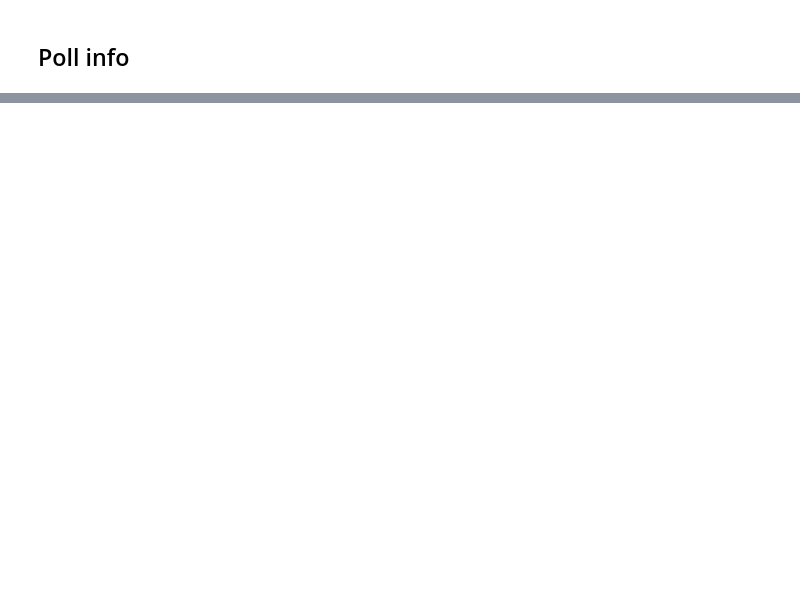
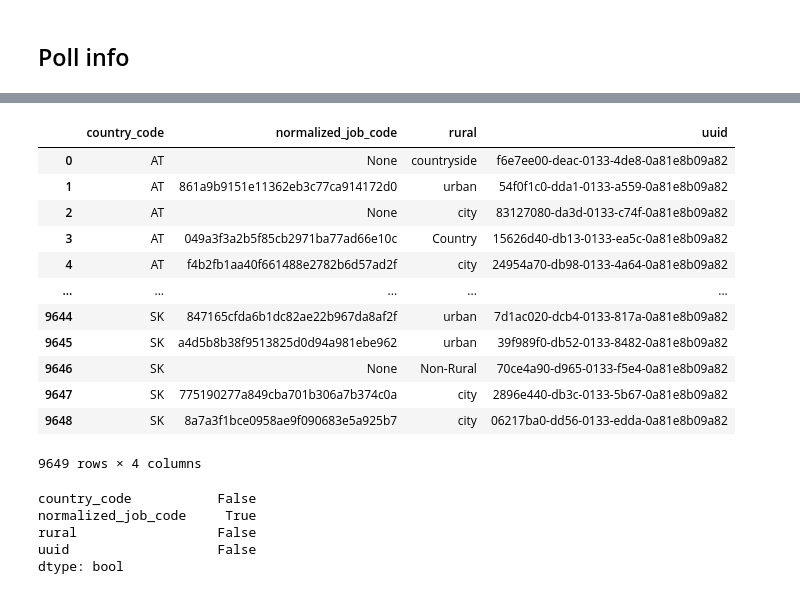
Before and after one commit to JaimeGarciaVel/ih_datamadpt1120_project_m1, a Jupyter notebook: your code/first_look.ipynb, the cells around one changed output, grey strips where cells are left out. Saved outputs shown, nothing was run; the diff lists cells and outputs as text; code cells hidden in the pictures; blank space fills up the shorter version.

```diff
--- a/your code/first_look.ipynb
+++ b/your code/first_look.ipynb
@@ -226,3 +55,0 @@ Name: rural, Length: 9649, dtype: object
-# %%
-country_info['rural'] = country_info['rural'].replace('City', 'Urban')
-country_info['rural']
@@ -242,3 +55,0 @@ Name: rural, Length: 9649, dtype: object
-# %%
-country_info['rural'] = country_info['rural'].replace('Non-rural', 'Urban')
-country_info['rural']
@@ -258,3 +55,0 @@ Name: rural, Length: 9649, dtype: object
-# %%
-country_info['rural'] = country_info['rural'].replace('Countryside', 'Rural')
-country_info['rural']
@@ -274,3 +55,0 @@ Name: rural, Length: 9649, dtype: object
-# %%
-country_info['rural'] = country_info['rural'].replace('Country', 'Rural')
-country_info.head(15)
@@ -325,3 +87,38 @@ poll_info.head(10)
 | 7 | dd743bb0-d9a5-0133-53b2-0a81e8b09a82 | I know something about it | I would probably vote for it | A basic income would not affect m... | It increases appreciation for hou... | ... |
 | 8 | 4fde2370-da48-0133-3a42-0a81e8b09a82 | I have heard just a little about it | I would probably vote for it | None of the above | It creates more equality of oppor... | ... |
 | 9 | 9949c4c0-da5f-0133-c832-0a81e8b09a82 | I understand it fully | I would vote for it | ‰Û_ do more volunteering work | It increases solidarity, because ... | ... |
+# %%
+#cojo las 3 columnas que me piden-->país, trabajo y rural
+
+query="""SELECT country_info.country_code,
+        career_info.normalized_job_code,
+        country_info.rural,
+        country_info.uuid
+        FROM poll_info
+        JOIN career_info ON poll_info.uuid = career_info.uuid
+        JOIN country_info ON poll_info.uuid = country_info.uuid"""
+
+merge_data = pd.read_sql_query(query,engine)
+merge_data
+# %% [output]
+|  | country_code | normalized_job_code | rural | uuid |
+| 0 | AT | None | countryside | f6e7ee00-deac-0133-4de8-0a81e8b09a82 |
+| 1 | AT | 861a9b9151e11362eb3c77ca914172d0 | urban | 54f0f1c0-dda1-0133-a559-0a81e8b09a82 |
+| 2 | AT | None | city | 83127080-da3d-0133-c74f-0a81e8b09a82 |
+| 3 | AT | 049a3f3a2b5f85cb2971ba77ad66e10c | Country | 15626d40-db13-0133-ea5c-0a81e8b09a82 |
+| 4 | AT | f4b2fb1aa40f661488e2782b6d57ad2f | city | 24954a70-db98-0133-4a64-0a81e8b09a82 |
+| ... | ... | ... | ... | ... |
+| 9644 | SK | 847165cfda6b1dc82ae22b967da8af2f | urban | 7d1ac020-dcb4-0133-817a-0a81e8b09a82 |
+| 9645 | SK | a4d5b8b38f9513825d0d94a981ebe962 | urban | 39f989f0-db52-0133-8482-0a81e8b09a82 |
+| 9646 | SK | None | Non-Rural | 70ce4a90-d965-0133-f5e4-0a81e8b09a82 |
+| 9647 | SK | 775190277a849cba701b306a7b374c0a | city | 2896e440-db3c-0133-5b67-0a81e8b09a82 |
+| 9648 | SK | 8a7a3f1bce0958ae9f090683e5a925b7 | city | 06217ba0-dd56-0133-edda-0a81e8b09a82 |
+9649 rows × 4 columns
+# %%
+merge_data.isnull().any()
+# %% [output]
+country_code           False
+normalized_job_code     True
+rural                  False
+uuid                   False
+dtype: bool
```
Also changed, not shown: parts of 32 cells of this notebook, 1 other file.
